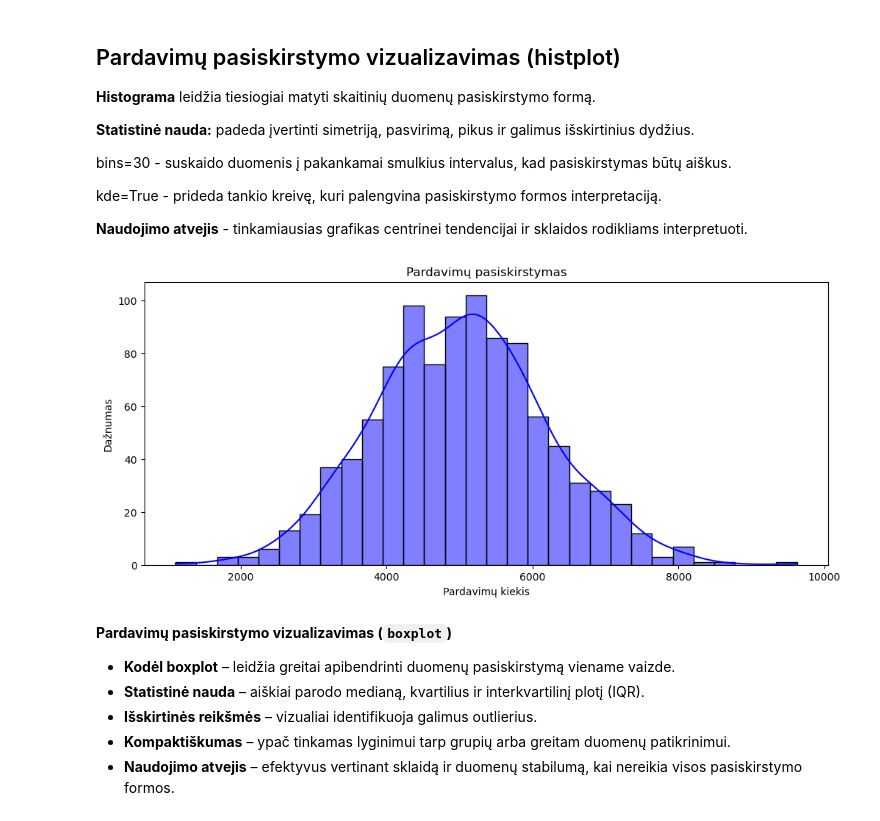
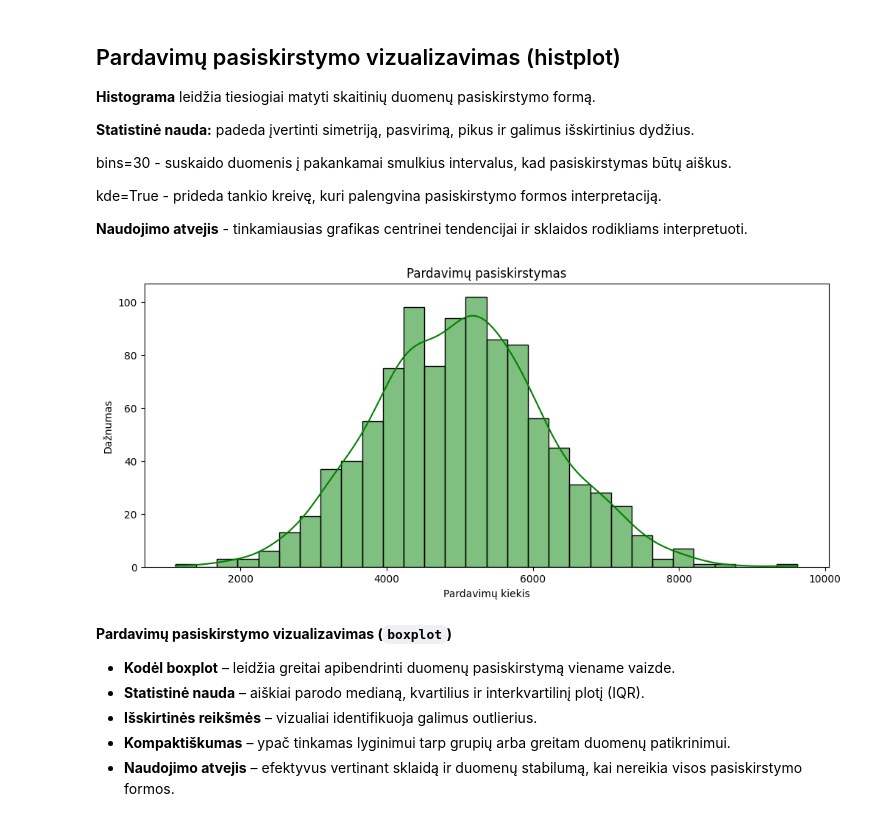
Before and after one commit to donatas-ruzgys/VSCode, a Jupyter notebook: 04_Statistics/lectures/2026-02-10_1st_lesson/statistics tutorials/Descriptive Statistics_demo.ipynb, the cells around one changed output. Saved outputs shown, nothing was run; the diff lists cells and outputs as text; code cells hidden in the pictures.

```diff
--- a/04_Statistics/lectures/2026-02-10_1st_lesson/statistics tutorials/Descriptive Statistics_demo.ipynb
+++ b/04_Statistics/lectures/2026-02-10_1st_lesson/statistics tutorials/Descriptive Statistics_demo.ipynb
@@ -133,13 +133,13 @@ kde=True - prideda tankio kreivę, kuri palengvina pasiskirstymo formos interpre
 **Naudojimo atvejis** - tinkamiausias grafikas centrinei tendencijai ir sklaidos rodikliams interpretuoti.
 # %%
 plt.figure(figsize=(12, 5))
-sns.histplot(data["Pardavimai"], kde=True, bins=30, color="blue")
+sns.histplot(data["Pardavimai"], kde=True, bins=30, color="green")
 plt.title("Pardavimų pasiskirstymas")
 plt.xlabel("Pardavimų kiekis")
 plt.ylabel("Dažnumas")
 plt.show()
 # %% [output]
-[figure, old version]
+[figure, new version]
 # %% [markdown]
 **Pardavimų pasiskirstymo vizualizavimas (`boxplot`)**
 
```
Also changed, not shown: parts of 6 cells of this notebook.
